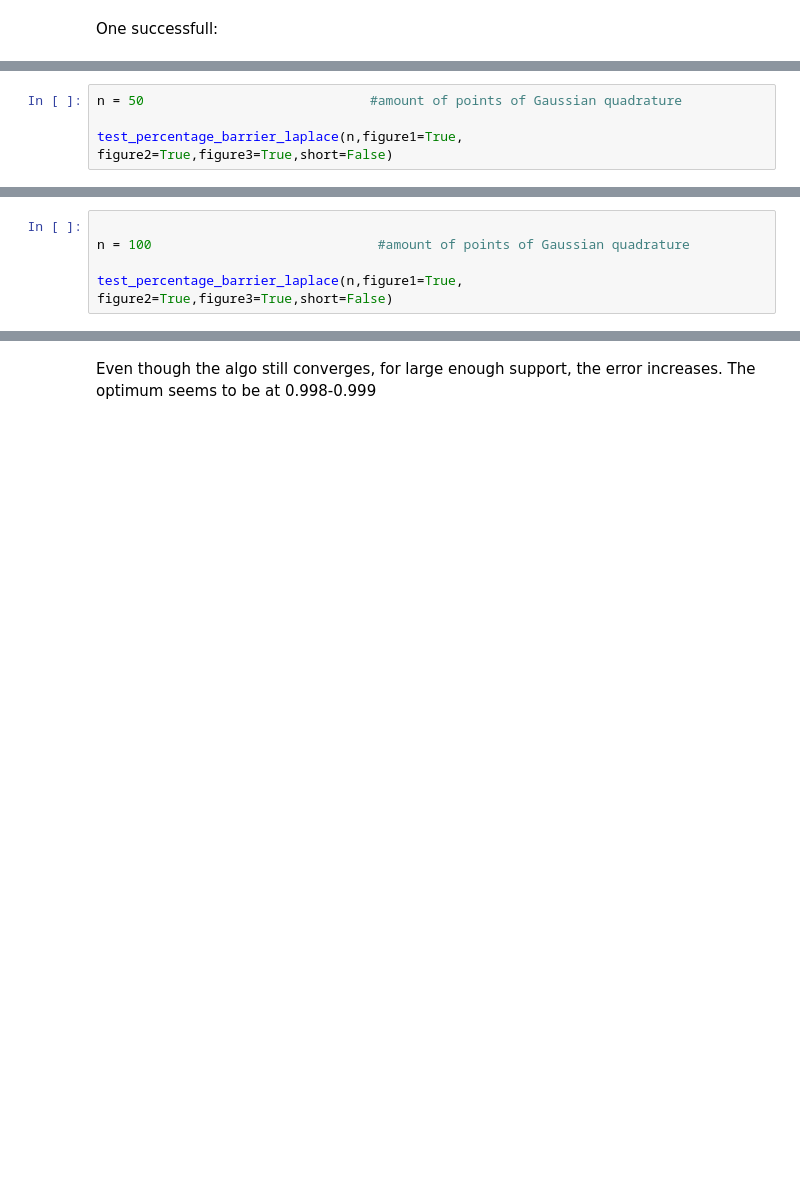
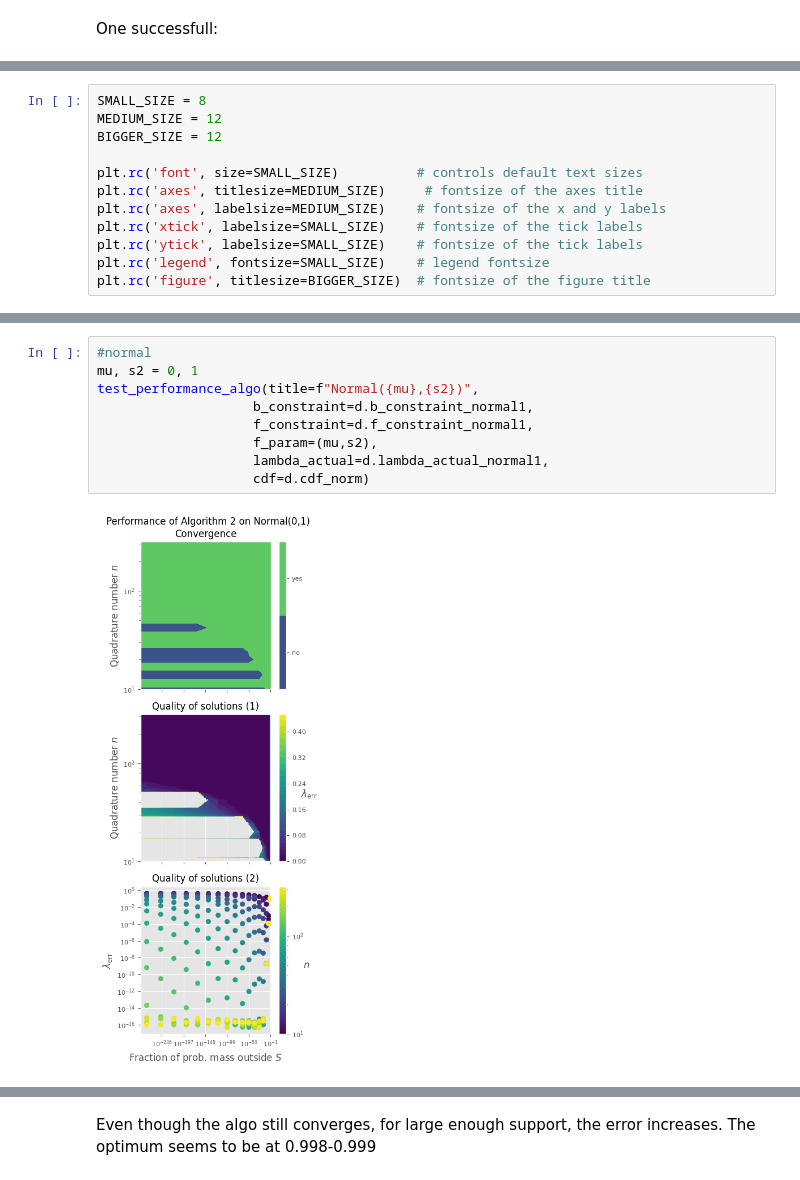
Before and after one commit to LiselotPrins/max_entropy, a Jupyter notebook: laplace_convergence.ipynb, the cells around one changed output, grey strips where cells are left out. Saved outputs shown, nothing was run; the diff lists cells and outputs as text; blank space fills up the shorter version.

Commit message:
lot of performance testing

```diff
--- a/laplace_convergence.ipynb
+++ b/laplace_convergence.ipynb
@@ -247,7 +197,3 @@ def test_percentage_barrier_laplace(n, figure1=True,figure2=True,figure3=True,sh
             print(f"avg. value of the two: {(m+np.max(yes_conv))/2}")
         except:
             print("no value had a support so high that algo did not converge")
-# %%
-n = 50                             #amount of points of Gaussian quadrature
-
-test_percentage_barrier_laplace(n,figure1=True, figure2=True,figure3=True,short=False)
@@ -265,5 +199,0 @@ avg. value of the two: 0.9999999999999927
-# %%
-
-n = 100                             #amount of points of Gaussian quadrature
-
-test_percentage_barrier_laplace(n,figure1=True, figure2=True,figure3=True,short=False)
@@ -280,0 +200,12 @@ avg. value of the two: 1.0
+# %%
+SMALL_SIZE = 8
+MEDIUM_SIZE = 12
+BIGGER_SIZE = 12
+
+plt.rc('font', size=SMALL_SIZE)          # controls default text sizes
+plt.rc('axes', titlesize=MEDIUM_SIZE)     # fontsize of the axes title
+plt.rc('axes', labelsize=MEDIUM_SIZE)    # fontsize of the x and y labels
+plt.rc('xtick', labelsize=SMALL_SIZE)    # fontsize of the tick labels
+plt.rc('ytick', labelsize=SMALL_SIZE)    # fontsize of the tick labels
+plt.rc('legend', fontsize=SMALL_SIZE)    # legend fontsize
+plt.rc('figure', titlesize=BIGGER_SIZE)  # fontsize of the figure title
@@ -280,0 +320,11 @@ avg. value of the two: 1.0
+# %%
+#normal
+mu, s2 = 0, 1
+test_performance_algo(title=f"Normal({mu},{s2})",
+                    b_constraint=d.b_constraint_normal1,
+                    f_constraint=d.f_constraint_normal1,
+                    f_param=(mu,s2),
+                    lambda_actual=d.lambda_actual_normal1,
+                    cdf=d.cdf_norm)
+# %% [output]
+[figure, added]
```
Also changed, not shown: parts of 16 cells of this notebook, 9 other files.
